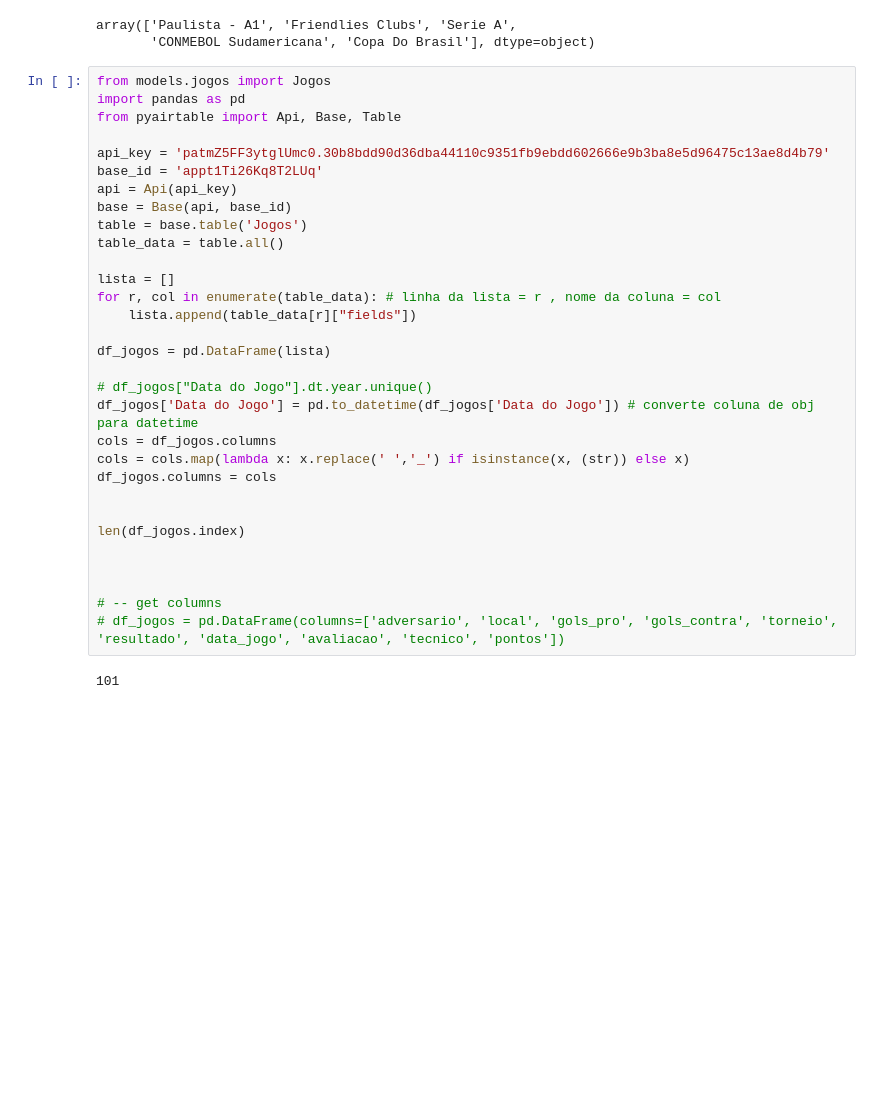
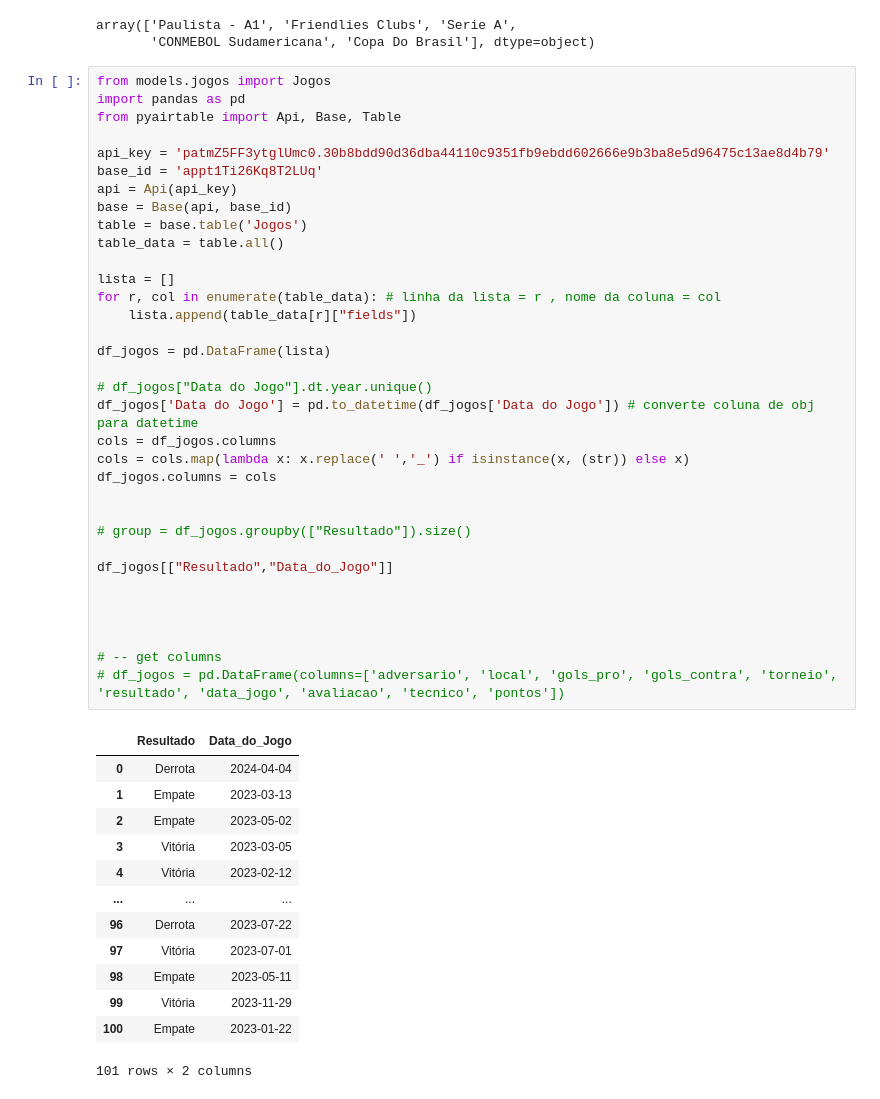
Before and after one commit to gcmoura77/estatistica-sp, a Jupyter notebook: consultas.ipynb, the cells around one changed output. Drawn from its saved outputs; the diff is of its cells as text; blank space fills up the shorter version.

```diff
--- a/consultas.ipynb
+++ b/consultas.ipynb
@@ -449,32 +449,47 @@ array(['Paulista - A1', 'Friendlies Clubs', 'Serie A',
 from models.jogos import Jogos
 import pandas as pd
 from pyairtable import Api, Base, Table
 
 api_key = 'patmZ5FF3ytglUmc0.30b8bdd90d36dba44110c9351fb9ebdd602666e9b3ba8e5d96475c13ae8d4b79'
 base_id = 'appt1Ti26Kq8T2LUq'
 api = Api(api_key)
 base = Base(api, base_id)
 table = base.table('Jogos')
 table_data = table.all()
 
 lista = []
 for r, col in enumerate(table_data): # linha da lista = r , nome da coluna = col
     lista.append(table_data[r]["fields"])
 
 df_jogos = pd.DataFrame(lista)
 
 # df_jogos["Data do Jogo"].dt.year.unique()
 df_jogos['Data do Jogo'] = pd.to_datetime(df_jogos['Data do Jogo']) # converte coluna de obj para datetime
 cols = df_jogos.columns
 cols = cols.map(lambda x: x.replace(' ','_') if isinstance(x, (str)) else x)
 df_jogos.columns = cols
 
 
-len(df_jogos.index)
+# group = df_jogos.groupby(["Resultado"]).size()
+
+df_jogos[["Resultado","Data_do_Jogo"]]
+
 
 
 
 # -- get columns
 # df_jogos = pd.DataFrame(columns=['adversario', 'local', 'gols_pro', 'gols_contra', 'torneio', 'resultado', 'data_jogo', 'avaliacao', 'tecnico', 'pontos'])
 # %% [output]
+|  | Resultado | Data_do_Jogo |
+| 0 | Derrota | 2024-04-04 |
+| 1 | Empate | 2023-03-13 |
+| 2 | Empate | 2023-05-02 |
+| 3 | Vitória | 2023-03-05 |
+| 4 | Vitória | 2023-02-12 |
+| ... | ... | ... |
+| 96 | Derrota | 2023-07-22 |
+| 97 | Vitória | 2023-07-01 |
+| 98 | Empate | 2023-05-11 |
+| 99 | Vitória | 2023-11-29 |
+| 100 | Empate | 2023-01-22 |
-101
+101 rows × 2 columns
```
Also changed, not shown: 6 other files.
